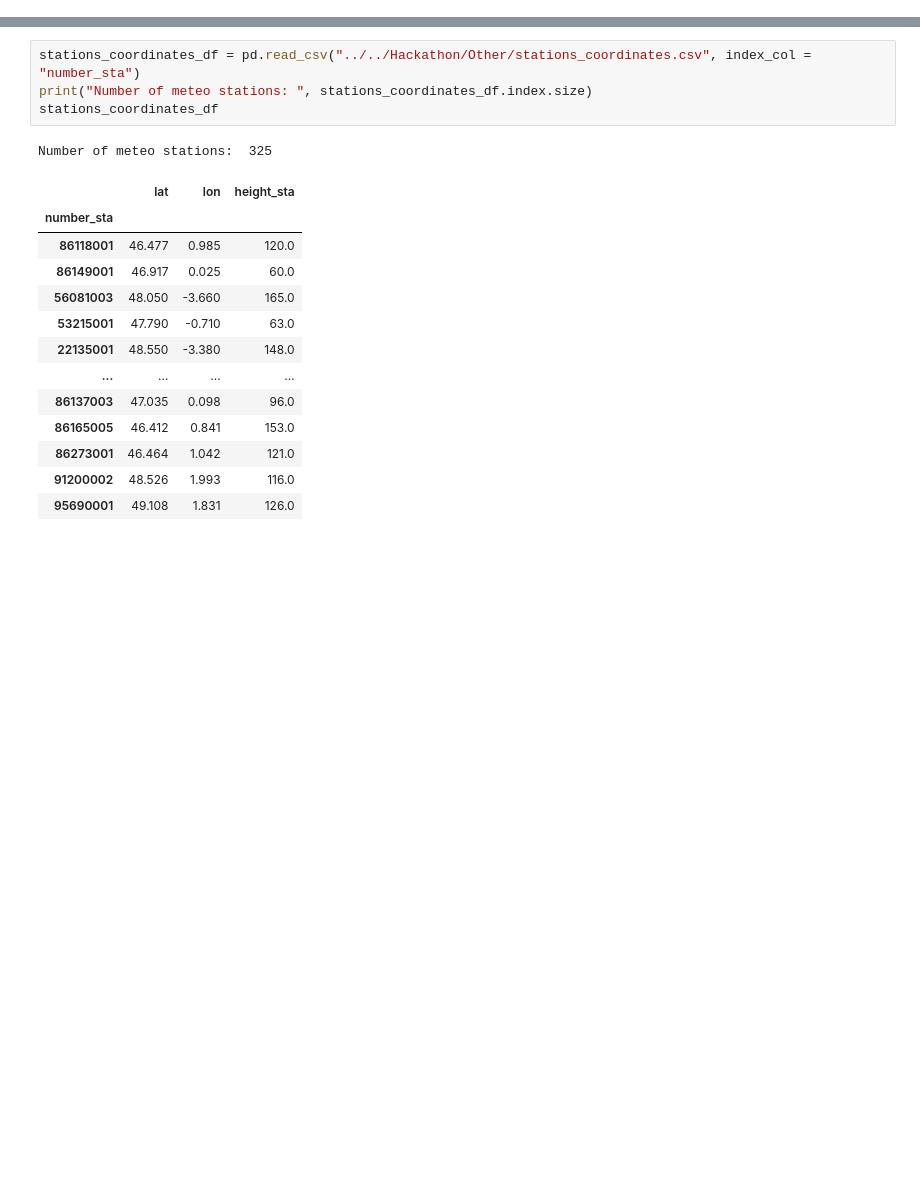
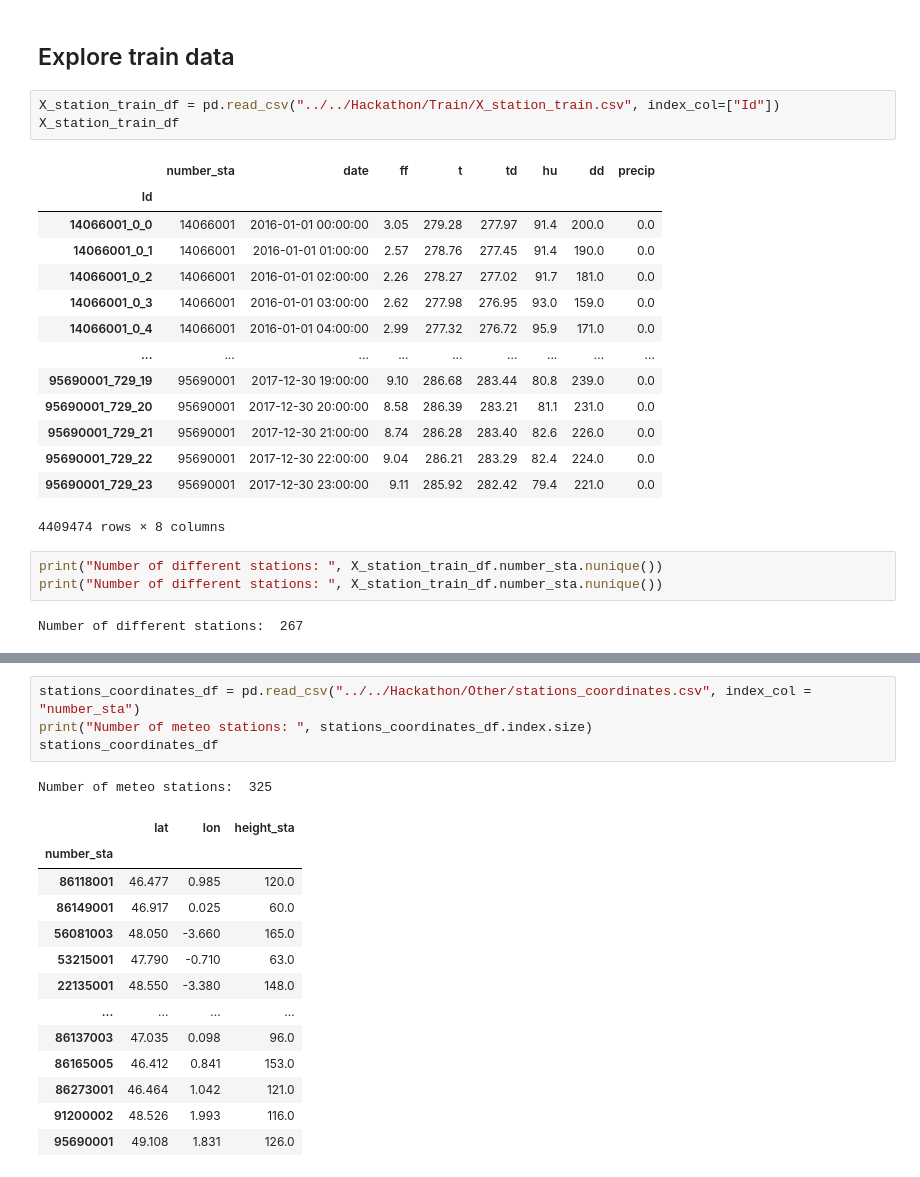
Before and after one commit to damienanquetin/HackathonMF, a Jupyter notebook: notebooks/data_explo.ipynb, the cells around one changed output, grey strips where cells are left out. Cells and saved outputs as stored; diff of their text form; blank space fills up the shorter version.

```diff
--- a/notebooks/data_explo.ipynb
+++ b/notebooks/data_explo.ipynb
@@ -8 +11,26 @@ import matplotlib.pyplot as plt
+# %% [markdown]
+## Explore train data
+# %%
+X_station_train_df = pd.read_csv("../../Hackathon/Train/X_station_train.csv", index_col=["Id"])
+X_station_train_df
+# %% [output]
+|  | number_sta | date | ff | t | td | hu | dd | precip |
+| Id |  |  |  |  |  |  |  |  |
+| 14066001_0_0 | 14066001 | 2016-01-01 00:00:00 | 3.05 | 279.28 | 277.97 | 91.4 | 200.0 | 0.0 |
+| 14066001_0_1 | 14066001 | 2016-01-01 01:00:00 | 2.57 | 278.76 | 277.45 | 91.4 | 190.0 | 0.0 |
+| 14066001_0_2 | 14066001 | 2016-01-01 02:00:00 | 2.26 | 278.27 | 277.02 | 91.7 | 181.0 | 0.0 |
+| 14066001_0_3 | 14066001 | 2016-01-01 03:00:00 | 2.62 | 277.98 | 276.95 | 93.0 | 159.0 | 0.0 |
+| 14066001_0_4 | 14066001 | 2016-01-01 04:00:00 | 2.99 | 277.32 | 276.72 | 95.9 | 171.0 | 0.0 |
+| ... | ... | ... | ... | ... | ... | ... | ... | ... |
+| 95690001_729_19 | 95690001 | 2017-12-30 19:00:00 | 9.10 | 286.68 | 283.44 | 80.8 | 239.0 | 0.0 |
+| 95690001_729_20 | 95690001 | 2017-12-30 20:00:00 | 8.58 | 286.39 | 283.21 | 81.1 | 231.0 | 0.0 |
+| 95690001_729_21 | 95690001 | 2017-12-30 21:00:00 | 8.74 | 286.28 | 283.40 | 82.6 | 226.0 | 0.0 |
+| 95690001_729_22 | 95690001 | 2017-12-30 22:00:00 | 9.04 | 286.21 | 283.29 | 82.4 | 224.0 | 0.0 |
+| 95690001_729_23 | 95690001 | 2017-12-30 23:00:00 | 9.11 | 285.92 | 282.42 | 79.4 | 221.0 | 0.0 |
+4409474 rows × 8 columns
+# %%
+print("Number of different stations: ", X_station_train_df.number_sta.nunique())
+print("Number of different stations: ", X_station_train_df.number_sta.nunique())
+# %% [output]
+Number of different stations:  267
 # %%
```
Also changed, not shown: parts of 20 cells of this notebook.
